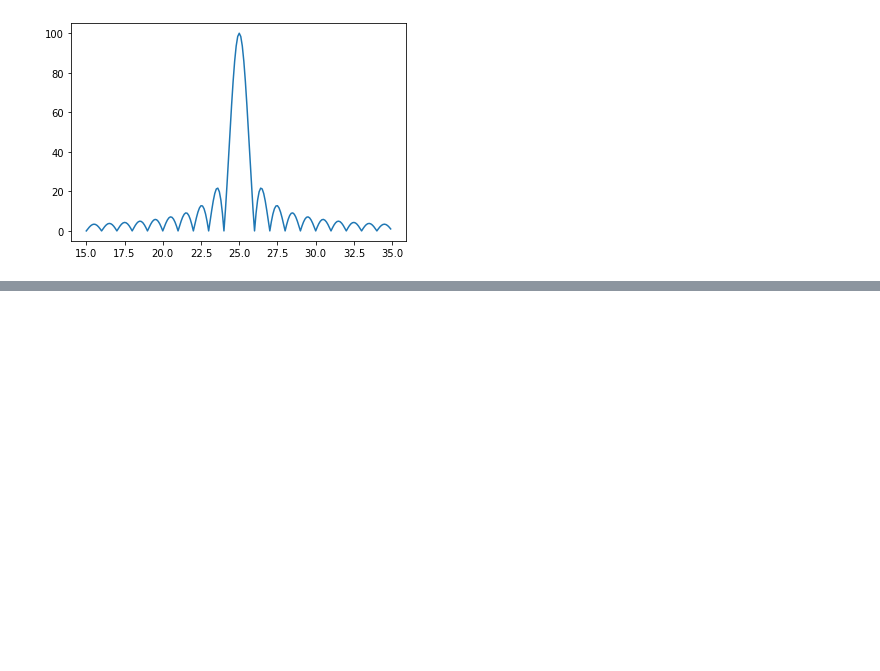
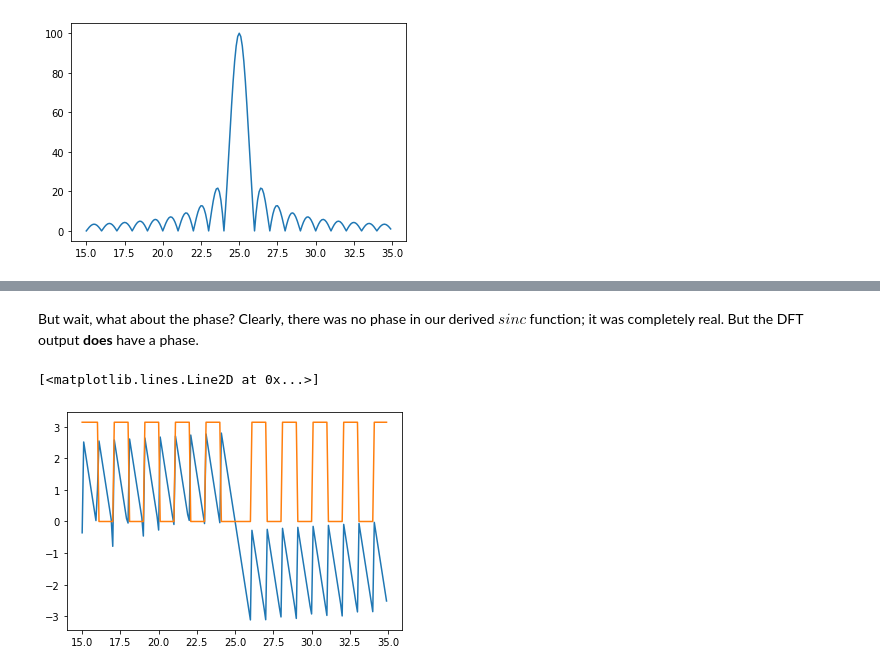
Before and after one commit to icyveins7/pydsproutines, a Jupyter notebook: ToneDirectSpectralReproduction.ipynb, the cells around one changed output, grey strips where cells are left out. Drawn from its saved outputs; the diff is of its cells as text; code cells hidden in the pictures; blank space fills up the shorter version.

```diff
--- a/ToneDirectSpectralReproduction.ipynb
+++ b/ToneDirectSpectralReproduction.ipynb
@@ -46,0 +77,9 @@ $$ N sinc(f N) $$
+# %% [markdown]
+But wait, what about the phase? Clearly, there was no phase in our derived $sinc$ function; it was completely real. But the DFT output __does__ have a phase.
+# %%
+plt.figure()
+plt.plot(freqs,np.angle(spectrum))
+plt.plot(freqs,np.angle(sincreal)) # real, so the 'phase' has only two values: 0 and pi
+# %% [output]
+[<matplotlib.lines.Line2D at 0x...>]
+[figure, added]
```
Also changed, not shown: parts of 4 cells of this notebook.
